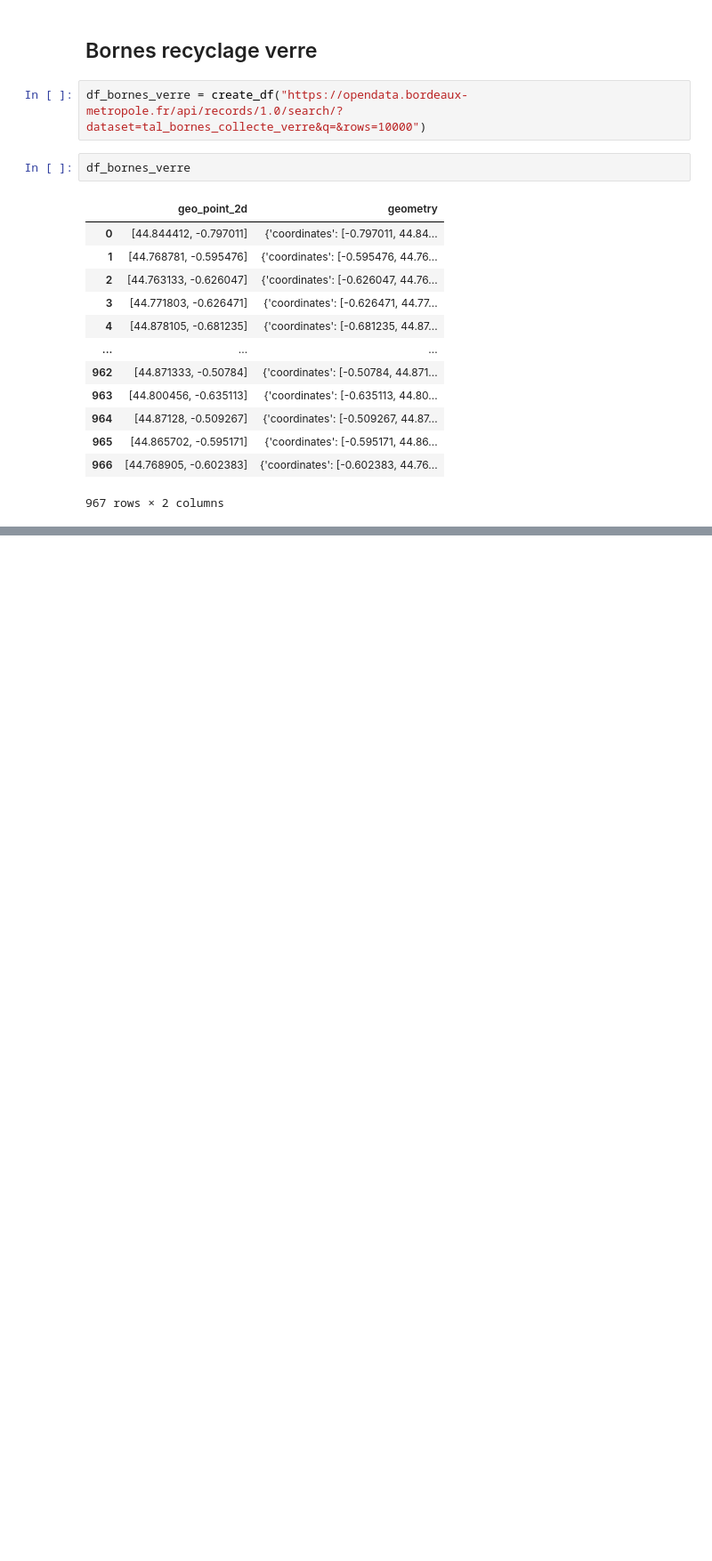
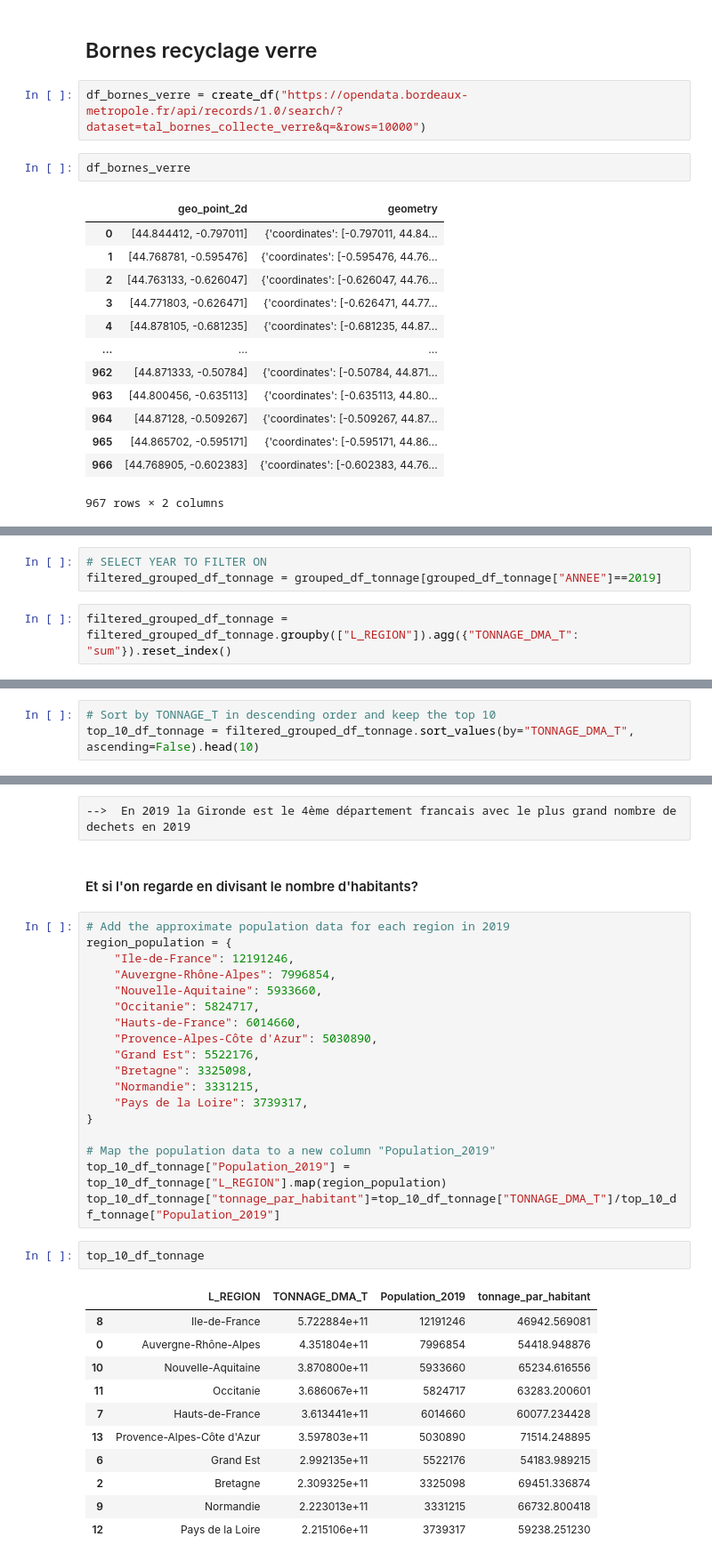
Before and after one commit to wdescamps/side_projects, a Jupyter notebook: Trash_Score/Trash Score v0.1.ipynb, the cells around one changed output, grey strips where cells are left out. Shown at 89% size. Cells and saved outputs as stored; diff of their text form; blank space fills up the shorter version.

```diff
--- a/Trash_Score/Trash Score v0.1.ipynb
+++ b/Trash_Score/Trash Score v0.1.ipynb
@@ -219,0 +293,5 @@ df_bornes_verre
+# %%
+# SELECT YEAR TO FILTER ON
+filtered_grouped_df_tonnage = grouped_df_tonnage[grouped_df_tonnage["ANNEE"]==2019]
+# %%
+filtered_grouped_df_tonnage = filtered_grouped_df_tonnage.groupby(["L_REGION"]).agg({"TONNAGE_DMA_T": "sum"}).reset_index()
@@ -219,0 +316,3 @@ df_bornes_verre
+# %%
+# Sort by TONNAGE_T in descending order and keep the top 10
+top_10_df_tonnage = filtered_grouped_df_tonnage.sort_values(by="TONNAGE_DMA_T", ascending=False).head(10)
@@ -219,0 +347,36 @@ df_bornes_verre
+# %% [raw]
+-->  En 2019 la Gironde est le 4ème département francais avec le plus grand nombre de dechets en 2019
+# %% [markdown]
+#### Et si l'on regarde en divisant le nombre d'habitants?
+# %%
+# Add the approximate population data for each region in 2019
+region_population = {
+    "Ile-de-France": 12191246,
+    "Auvergne-Rhône-Alpes": 7996854,
+    "Nouvelle-Aquitaine": 5933660,
+    "Occitanie": 5824717,
+    "Hauts-de-France": 6014660,
+    "Provence-Alpes-Côte d'Azur": 5030890,
+    "Grand Est": 5522176,
+    "Bretagne": 3325098,
+    "Normandie": 3331215,
+    "Pays de la Loire": 3739317,
+}
+
+# Map the population data to a new column "Population_2019"
+top_10_df_tonnage["Population_2019"] = top_10_df_tonnage["L_REGION"].map(region_population)
+top_10_df_tonnage["tonnage_par_habitant"]=top_10_df_tonnage["TONNAGE_DMA_T"]/top_10_df_tonnage["Population_2019"]
+# %%
+top_10_df_tonnage
+# %% [output]
+|  | L_REGION | TONNAGE_DMA_T | Population_2019 | tonnage_par_habitant |
+| 8 | Ile-de-France | 5.722884e+11 | 12191246 | 46942.569081 |
+| 0 | Auvergne-Rhône-Alpes | 4.351804e+11 | 7996854 | 54418.948876 |
+| 10 | Nouvelle-Aquitaine | 3.870800e+11 | 5933660 | 65234.616556 |
+| 11 | Occitanie | 3.686067e+11 | 5824717 | 63283.200601 |
+| 7 | Hauts-de-France | 3.613441e+11 | 6014660 | 60077.234428 |
+| 13 | Provence-Alpes-Côte d'Azur | 3.597803e+11 | 5030890 | 71514.248895 |
+| 6 | Grand Est | 2.992135e+11 | 5522176 | 54183.989215 |
+| 2 | Bretagne | 2.309325e+11 | 3325098 | 69451.336874 |
+| 9 | Normandie | 2.223013e+11 | 3331215 | 66732.800418 |
+| 12 | Pays de la Loire | 2.215106e+11 | 3739317 | 59238.251230 |
```
Also changed, not shown: parts of 45 cells of this notebook.
